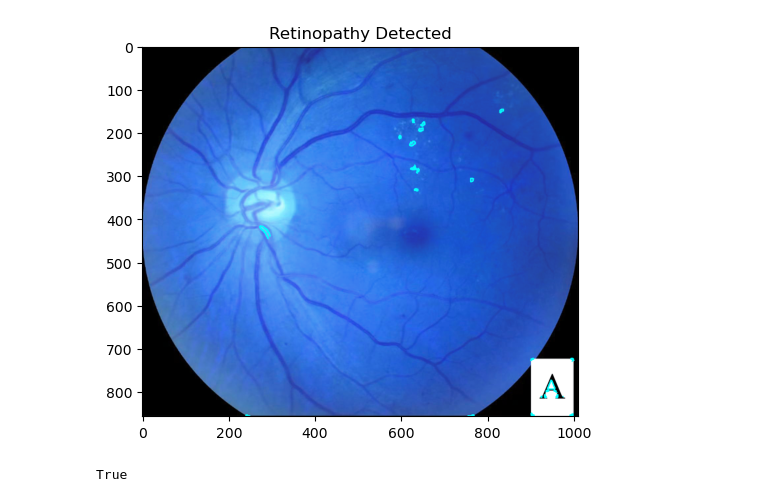
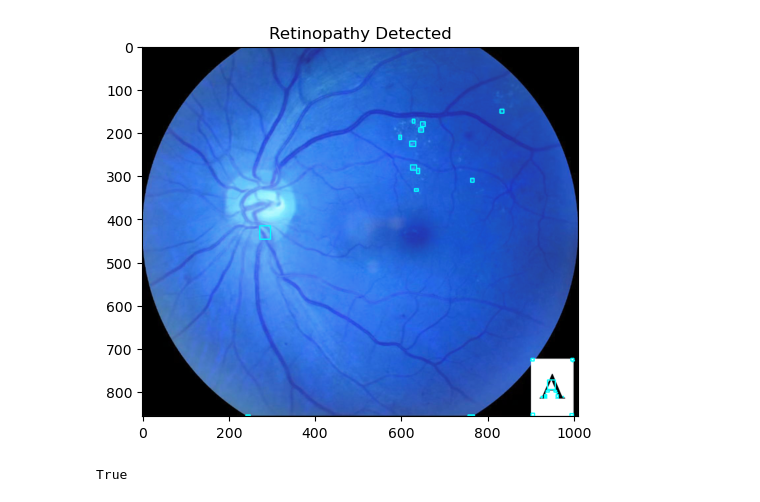
Before and after one commit to Raheemzee/Retinopathy-detection-, a Jupyter notebook: Ret1.ipynb, the cells around one changed output. Saved outputs shown, nothing was run; the diff lists cells and outputs as text; code cells hidden in the pictures.

```diff
--- a/Ret1.ipynb
+++ b/Ret1.ipynb
@@ -5,27 +5,29 @@ import matplotlib.pyplot as plt
 # %%
 image = cv.imread('photos/Medical Images/med image 48.png')
 blurred = cv.GaussianBlur(image, (1, 1), 0)
 background = cv.morphologyEx(blurred, cv.MORPH_OPEN, cv.getStructuringElement(cv.MORPH_ELLIPSE,(15,15)))
 subtracted = cv.subtract(blurred, background)
 gray = cv.cvtColor(subtracted, cv.COLOR_BGR2GRAY)
 edges = cv.Canny(gray, 50, 130)
 contours, hierarchy = cv.findContours(edges, cv.RETR_EXTERNAL, cv.CHAIN_APPROX_SIMPLE)
 
 #contour_img = np.zeros_like(subtracted)
-new_img = cv.drawContours(image, contours, -1, (0, 255, 255), 2)
+#new_img = cv.drawContours(image, contours, -1, (0, 255, 255), 2)
+
+for contour in contours:
+    x, y, w, h = cv.boundingRect(contour)
+    cv.rectangle(image, (x, y), (x + w, y + h), (0, 255, 255), 2)
 
 
-plt.imshow(new_img)
+plt.imshow(image)
 plt.title('Retinopathy Detected')
 plt.show()
 
 cv.imshow('Fundo', image)
-
-cv.imshow('Ret Detected', new_img)
 cv.waitKey(0)
 cv.destroyAllWindows()
 
-cv.imwrite('photos/Medical Images/Ret detected.jpg', new_img)
+cv.imwrite('photos/Medical Images/Ret detected.jpg', image)
 # %% [output]
-[figure, old version]
+[figure, new version]
 True
```
Also changed, not shown: 1 other file.
